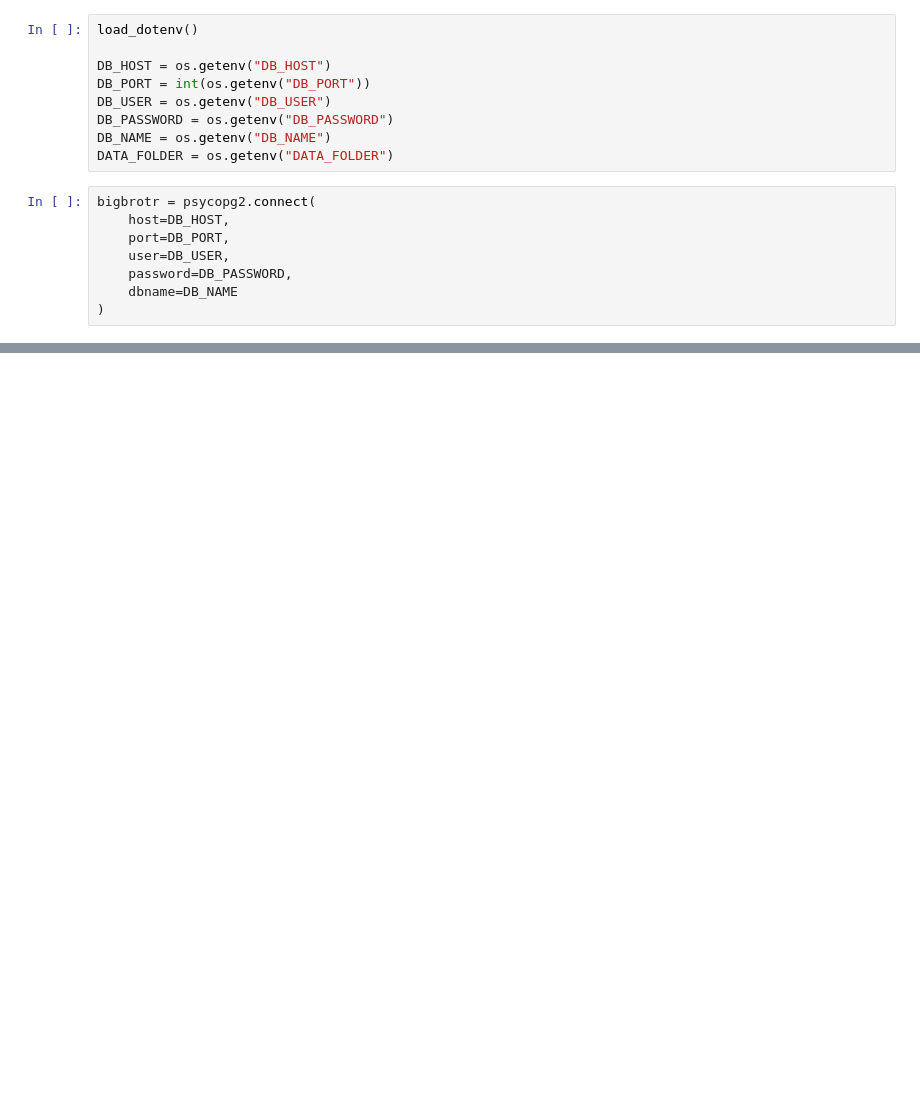
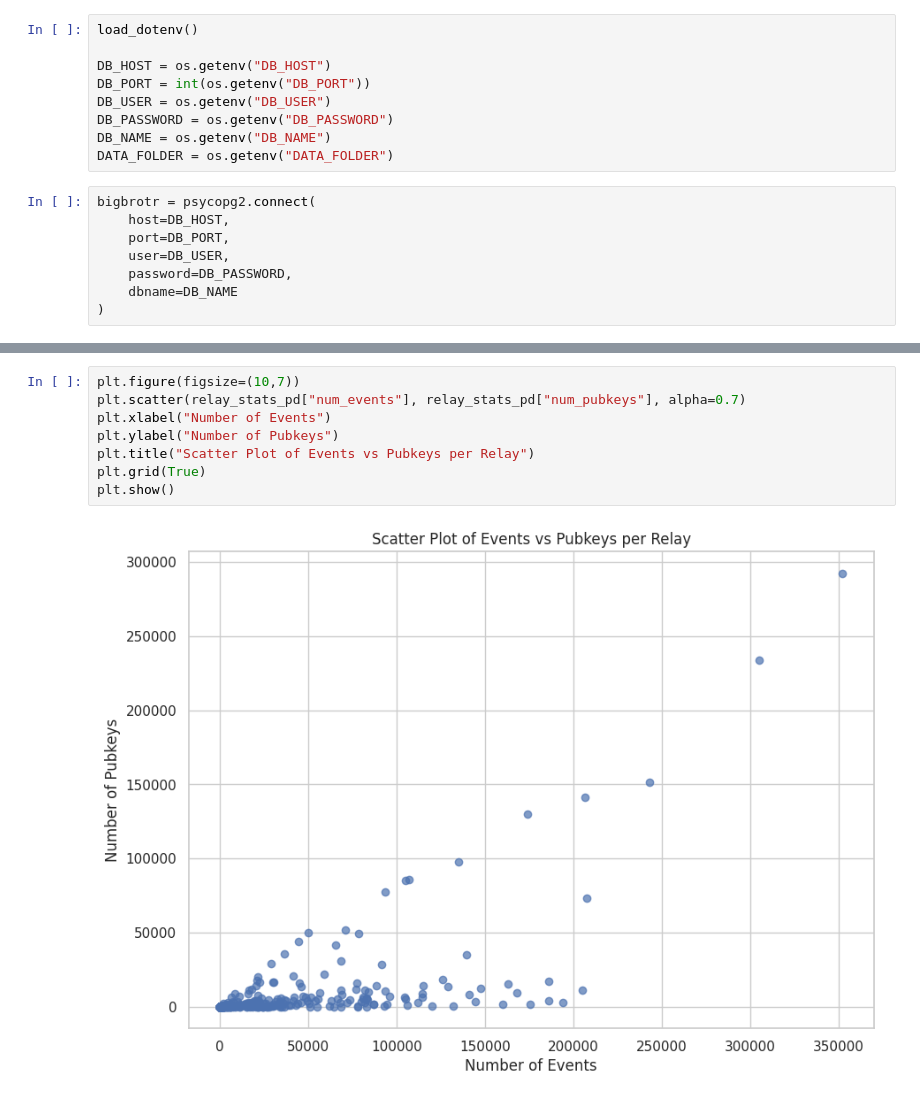
Before and after one commit to Bigbrotr/analysis, a Jupyter notebook: analysis/src/events_relays_overview.ipynb, the cells around one changed output, grey strips where cells are left out. Cells and saved outputs as stored; diff of their text form; blank space fills up the shorter version.

```diff
--- a/analysis/src/events_relays_overview.ipynb
+++ b/analysis/src/events_relays_overview.ipynb
@@ -40,0 +69,10 @@ events_relays.select(pl.col("relay_url").value_counts())
+# %%
+plt.figure(figsize=(10,7))
+plt.scatter(relay_stats_pd["num_events"], relay_stats_pd["num_pubkeys"], alpha=0.7)
+plt.xlabel("Number of Events")
+plt.ylabel("Number of Pubkeys")
+plt.title("Scatter Plot of Events vs Pubkeys per Relay")
+plt.grid(True)
+plt.show()
+# %% [output]
+[figure, added]
```
Also changed, not shown: parts of 11 cells of this notebook.
